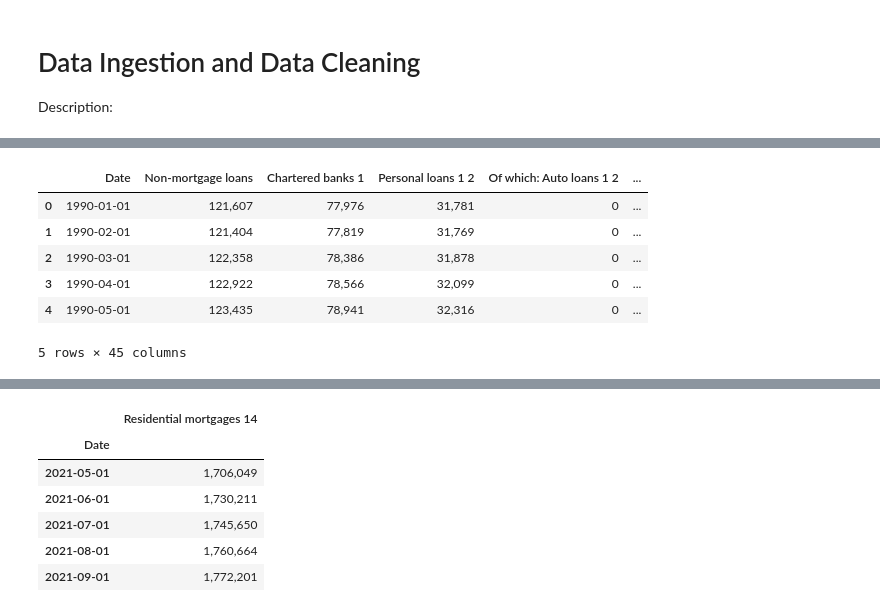
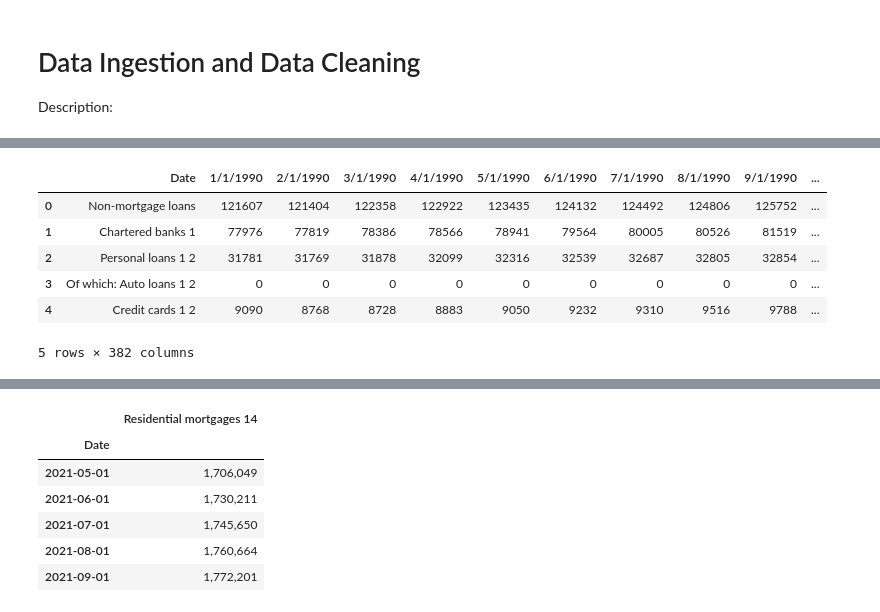
Before and after one commit to benjaminweymouth/Housing-Market-Forecasting-Time-Series-Analysis, a Jupyter notebook: Python Code/Qualitative_Multivariate Time Series.ipynb, the cells around one changed output, grey strips where cells are left out. Saved outputs shown, nothing was run; the diff lists cells and outputs as text; code cells hidden in the pictures.

```diff
--- a/Python Code/Qualitative_Multivariate Time Series.ipynb
+++ b/Python Code/Qualitative_Multivariate Time Series.ipynb
@@ -46,15 +46,15 @@ df_chartered_bank_i.resample('1Q').mean().tail()
 # %%
 # Data ingestion - reading the CSV in from Statistics Canada and the Bank of Canada
 # Credit liabilities of households.csv
 # Residential mortgages 9+
-df_Residential_mortgages = pd.read_csv('../Resources/Datasets/Credit liabilities of households date.csv')
+df_Residential_mortgages = pd.read_csv('../Resources/Datasets/Credit liabilities of households.csv')
 df_Residential_mortgages.head()
 # %% [output]
-|  | Date | Non-mortgage loans | Chartered banks 1 | Personal loans 1 2 | Of which: Auto loans 1 2 | ... |
-| 0 | 1990-01-01 | 121,607 | 77,976 | 31,781 | 0 | ... |
-| 1 | 1990-02-01 | 121,404 | 77,819 | 31,769 | 0 | ... |
-| 2 | 1990-03-01 | 122,358 | 78,386 | 31,878 | 0 | ... |
-| 3 | 1990-04-01 | 122,922 | 78,566 | 32,099 | 0 | ... |
-| 4 | 1990-05-01 | 123,435 | 78,941 | 32,316 | 0 | ... |
+|  | Date | 1/1/1990 | 2/1/1990 | 3/1/1990 | 4/1/1990 | 5/1/1990 | 6/1/1990 | 7/1/1990 | 8/1/1990 | 9/1/1990 | ... |
+| 0 | Non-mortgage loans | 121607 | 121404 | 122358 | 122922 | 123435 | 124132 | 124492 | 124806 | 125752 | ... |
+| 1 | Chartered banks 1 | 77976 | 77819 | 78386 | 78566 | 78941 | 79564 | 80005 | 80526 | 81519 | ... |
+| 2 | Personal loans 1 2 | 31781 | 31769 | 31878 | 32099 | 32316 | 32539 | 32687 | 32805 | 32854 | ... |
+| 3 | Of which: Auto loans 1 2 | 0 | 0 | 0 | 0 | 0 | 0 | 0 | 0 | 0 | ... |
+| 4 | Credit cards 1 2 | 9090 | 8768 | 8728 | 8883 | 9050 | 9232 | 9310 | 9516 | 9788 | ... |
-5 rows × 45 columns
+5 rows × 382 columns
 # %%
```
Also changed, not shown: parts of 11 cells of this notebook, 1 other file.
